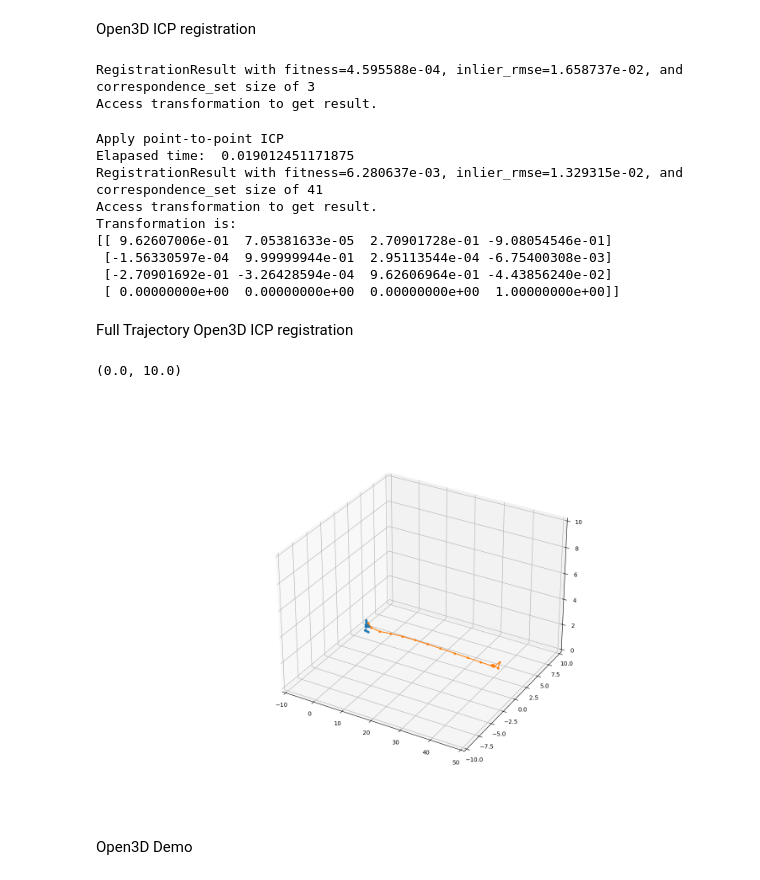
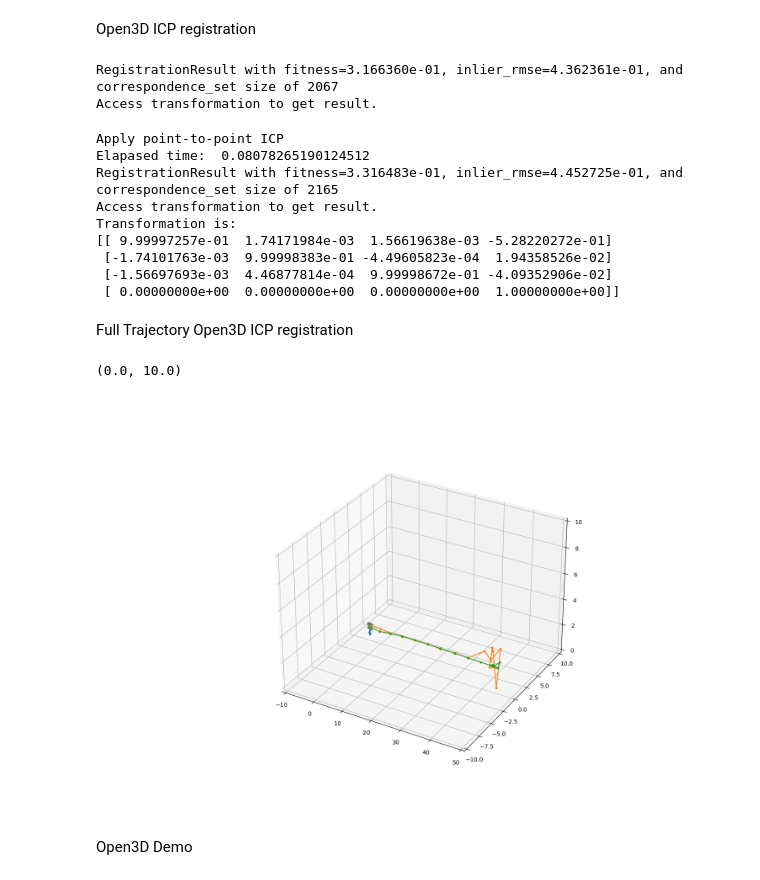
Before and after one commit to Stanford-NavLab/planeslam, a Jupyter notebook: notebooks/registration/point_icp.ipynb, the cells around one changed output. Saved outputs shown, nothing was run; the diff lists cells and outputs as text; code cells hidden in the pictures.

Commit message:
modified point-to-point ICP and point-to-plane ICP notebooks and added performance notebook

```diff
--- a/notebooks/registration/point_icp.ipynb
+++ b/notebooks/registration/point_icp.ipynb
@@ -61,11 +61,11 @@ o3d.visualization.draw_geometries([target])
 # %%
 # Initial guess transform
 trans_init = np.eye(4)
-threshold = 0.02
+threshold = 1
 
 evaluation = o3d.pipelines.registration.evaluate_registration(
     source, target, threshold, trans_init)
 print(evaluation)
 # %% [output]
-RegistrationResult with fitness=4.595588e-04, inlier_rmse=1.658737e-02, and correspondence_set size of 3
+RegistrationResult with fitness=3.166360e-01, inlier_rmse=4.362361e-01, and correspondence_set size of 2067
 Access transformation to get result.
@@ -101,13 +89,13 @@ print(reg_p2p.transformation)
 draw_registration_result(source, target, reg_p2p.transformation)
 # %% [output]
 Apply point-to-point ICP
-Elapased time:  0.019012451171875
-RegistrationResult with fitness=6.280637e-03, inlier_rmse=1.329315e-02, and correspondence_set size of 41
+Elapased time:  0.08078265190124512
+RegistrationResult with fitness=3.316483e-01, inlier_rmse=4.452725e-01, and correspondence_set size of 2165
 Access transformation to get result.
 Transformation is:
-[[ 9.62607006e-01  7.05381633e-05  2.70901728e-01 -9.08054546e-01]
- [-1.56330597e-04  9.99999944e-01  2.95113544e-04 -6.75400308e-03]
- [-2.70901692e-01 -3.26428594e-04  9.62606964e-01 -4.43856240e-02]
+[[ 9.99997257e-01  1.74171984e-03  1.56619638e-03 -5.28220272e-01]
+ [-1.74101763e-03  9.99998383e-01 -4.49605823e-04  1.94358526e-02]
+ [-1.56697693e-03  4.46877814e-04  9.99998672e-01 -4.09352906e-02]
  [ 0.00000000e+00  0.00000000e+00  0.00000000e+00  1.00000000e+00]]
 # %% [markdown]
 Full Trajectory Open3D ICP registration
@@ -121,13 +109,10 @@ def full_trajectory_p2p_ICP(trajectory, threshold = 1, init_w_RANSAC = False, pr
     # Loop through the trajectory staring with the 2nd point cloud
     for i in range(1, len(trajectory)):
         # Initialize the source and target point clouds
-        source, target = initalize_source_and_target(trajectory[i-1], trajectory[i])
+        source, target = initalize_source_and_target(trajectory[i], trajectory[i-1])
 
-        # Define the threshold and initial transform
-        if init_w_RANSAC:
-            trans_init = np.eye(4)
-        else:
-            trans_init = np.eye(4)
+        # Define the initial transform
+        trans_init = np.eye(4)
 
         reg_p2p, eval_time = p2p_ICP(source, target, threshold, trans_init)
         traj_reg_p2p.append(reg_p2p)
@@ -147,24 +132,38 @@ traj_fitness = [reg_p2p.fitness for reg_p2p in traj_reg_p2p]
 traj_inlier_rmse = [reg_p2p.inlier_rmse for reg_p2p in traj_reg_p2p]
 traj_transformation = [reg_p2p.transformation for reg_p2p in traj_reg_p2p]
 # %%
+# reconstructing the trajectory from only the starting point
 traj = [np.append(drone_positions[0], 1)]
-for transformation in traj_transformation:
-    traj.append(transformation @ traj[-1])
+abs_traj_transformations = [traj_transformation[0]]
+for i in range(len(traj_transformation)):
+    if i != 0:
+        abs_traj_transformations.append(traj_transformation[i] @ abs_traj_transformations[-1])
+    traj.append(traj_transformation[i] @ traj[-1])
+traj = np.array(traj)[:,:3]
 
-traj = np.array(traj)[:,:3]
+# Save the trajectory transformations
+np.save("p2p_abs_traj_transformations", np.array(abs_traj_transformations))
+
+# reconstructing the trajectory from applying the transformation to the previous point of the ground truth trajectory
+drone_positions_4 = np.hstack((drone_positions, np.ones((len(drone_positions),1))))
+traj2 = [drone_positions_4[0]]
+for i in range(len(traj_transformation)):
+    traj2.append(traj_transformation[i] @ drone_positions_4[i])
+traj2 = np.array(traj2)[:,:3]
 
 # Plot the points
 fig = plt.figure(figsize=(15,10))
 ax = fig.add_subplot(1, 1, 1, projection='3d')
 
 ax.plot3D(traj[:,0], traj[:,1], -traj[:,2], marker='.')
+ax.plot3D(traj2[:,0], traj2[:,1], -traj2[:,2], marker='.')
 ax.plot3D(drone_positions[:,0], drone_positions[:,1], -drone_positions[:,2], marker='.')
 ax.axes.set_xlim3d(left=-10, right=50)
 ax.axes.set_ylim3d(bottom=-10, top=10)
 ax.axes.set_zlim3d(bottom=0, top=10)
 # %% [output]
 (0.0, 10.0)
-[figure, old version]
+[figure, new version]
 # %% [markdown]
 Open3D Demo
 # %%
```
Also changed, not shown: parts of 2 cells of this notebook, 3 other files.
